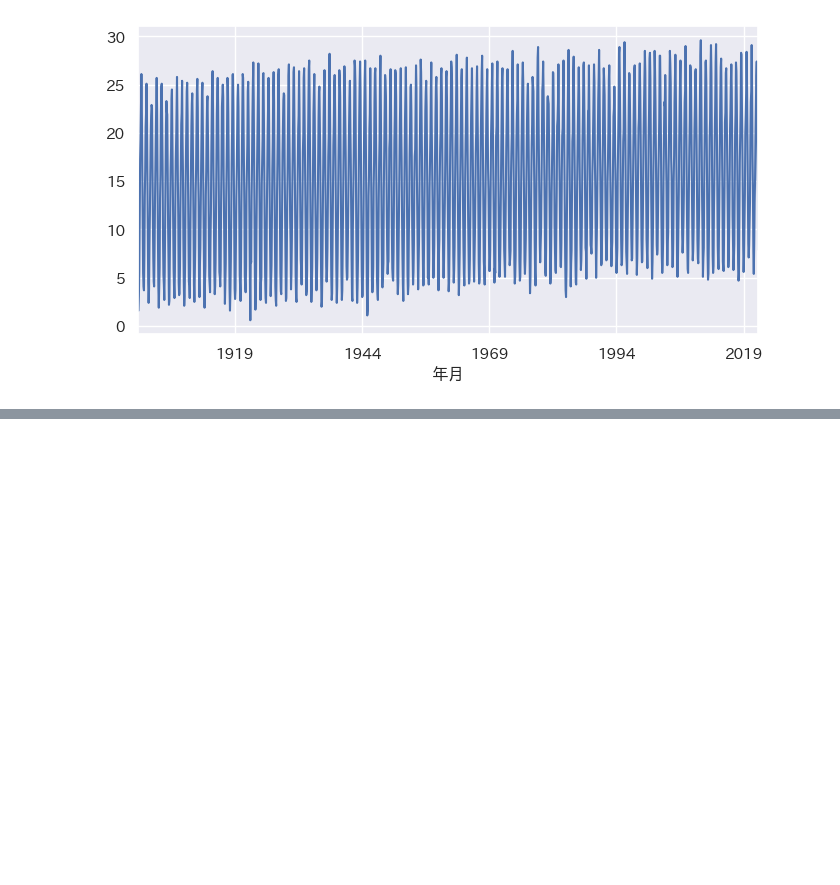
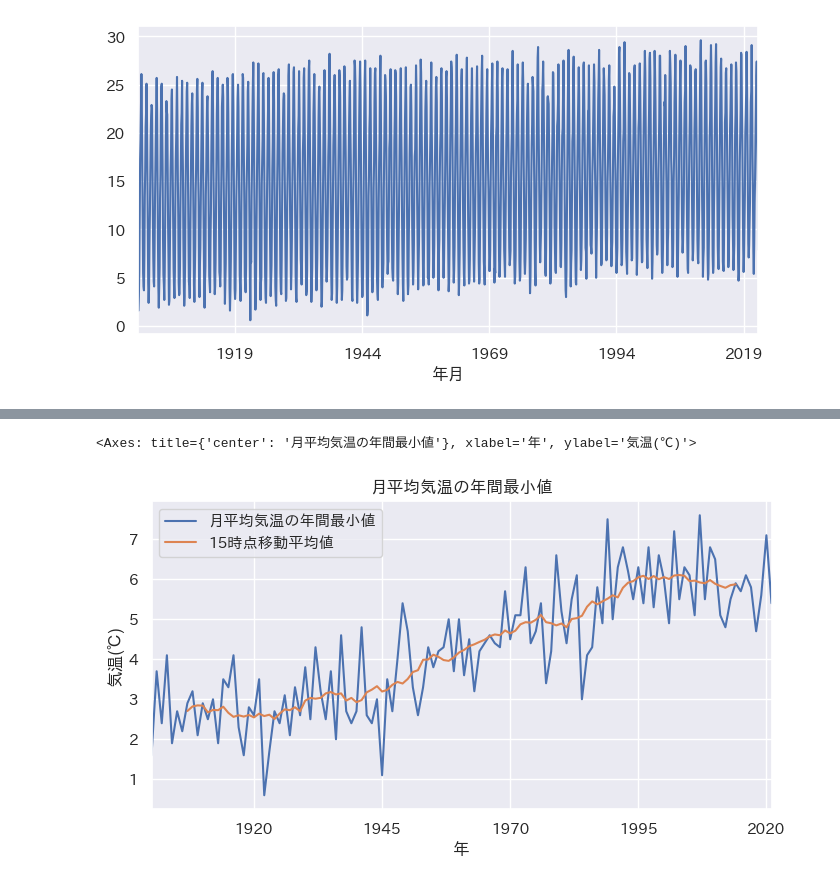
Before and after one commit to maton369/Python_Time_Series_Intro, a Jupyter notebook: 2-5-Pythonによる時系列分析の基本.ipynb, the cells around one changed output, grey strips where cells are left out. Cells and saved outputs as stored; diff of their text form; code cells hidden in the pictures; blank space fills up the shorter version.

```diff
--- a/2-5-Pythonによる時系列分析の基本.ipynb
+++ b/2-5-Pythonによる時系列分析の基本.ipynb
@@ -632,0 +818,51 @@ weather_month["平均気温(℃)"].plot()
+# %%
+# -------------------------------------------------------
+# 🌡️ 月平均気温の年間「最小値」をもとに寒冷傾向を分析するコード
+# -------------------------------------------------------
+
+# 処理の目的：
+#   - 各年における「最も寒い月（平均気温が最も低い月）」を抽出し、
+#     年ごとの寒冷傾向を分析する。
+#   - 短期的な変動を平滑化し、長期的な寒暖の推移を確認する。
+
+# 処理手順：
+# -------------------------------------------------------
+# ① 年ごとの月平均気温の最小値を算出：
+#     - weather_month['平均気温(℃)'] を対象に resample('YS').min() を実行。
+#     - これにより「その年で最も寒い月の平均気温」が得られる。
+#       （例：1月や2月のような冬季の平均値）
+
+# ② 15年中心化移動平均を計算：
+#     - rolling(window=15, center=True).mean() により、
+#       15年間の平均値を中央に配置して平滑化。
+#     - 短期的な寒波・暖冬の影響を除き、気候変動の長期トレンドを確認できる。
+
+# ③ 可視化：
+#     - 折れ線グラフで「最小気温の年次推移」と
+#       「15年移動平均線」を重ねて表示。
+#     - タイトル「月平均気温の年間最小値」で、
+#       どのような観測を示しているかを明確化。
+
+# 結果の読み方：
+#     - 青線：各年の「最も寒い月の平均気温」。
+#     - オレンジ線：15年単位の寒冷傾向の変化。
+#     - 全体的に上昇傾向であれば、冬の寒さが和らいでいることを意味する。
+# -------------------------------------------------------
+
+# 年ごとの最小月平均気温を算出
+weather_year["月平均気温の年間最小値"] = (
+    weather_month["平均気温(℃)"].resample("YS").min()
+)
+
+# 15年中心化移動平均を算出
+weather_year["15時点移動平均値"] = (
+    weather_year["月平均気温の年間最小値"].rolling(window=15, center=True).mean()
+)
+
+# 折れ線グラフで比較表示
+weather_year[["月平均気温の年間最小値", "15時点移動平均値"]].plot(
+    title="月平均気温の年間最小値", xlabel="年", ylabel="気温(℃)"
+)
+# %% [output]
+<Axes: title={'center': '月平均気温の年間最小値'}, xlabel='年', ylabel='気温(℃)'>
+[figure, added]
```
Also changed, not shown: parts of 4 cells of this notebook.
